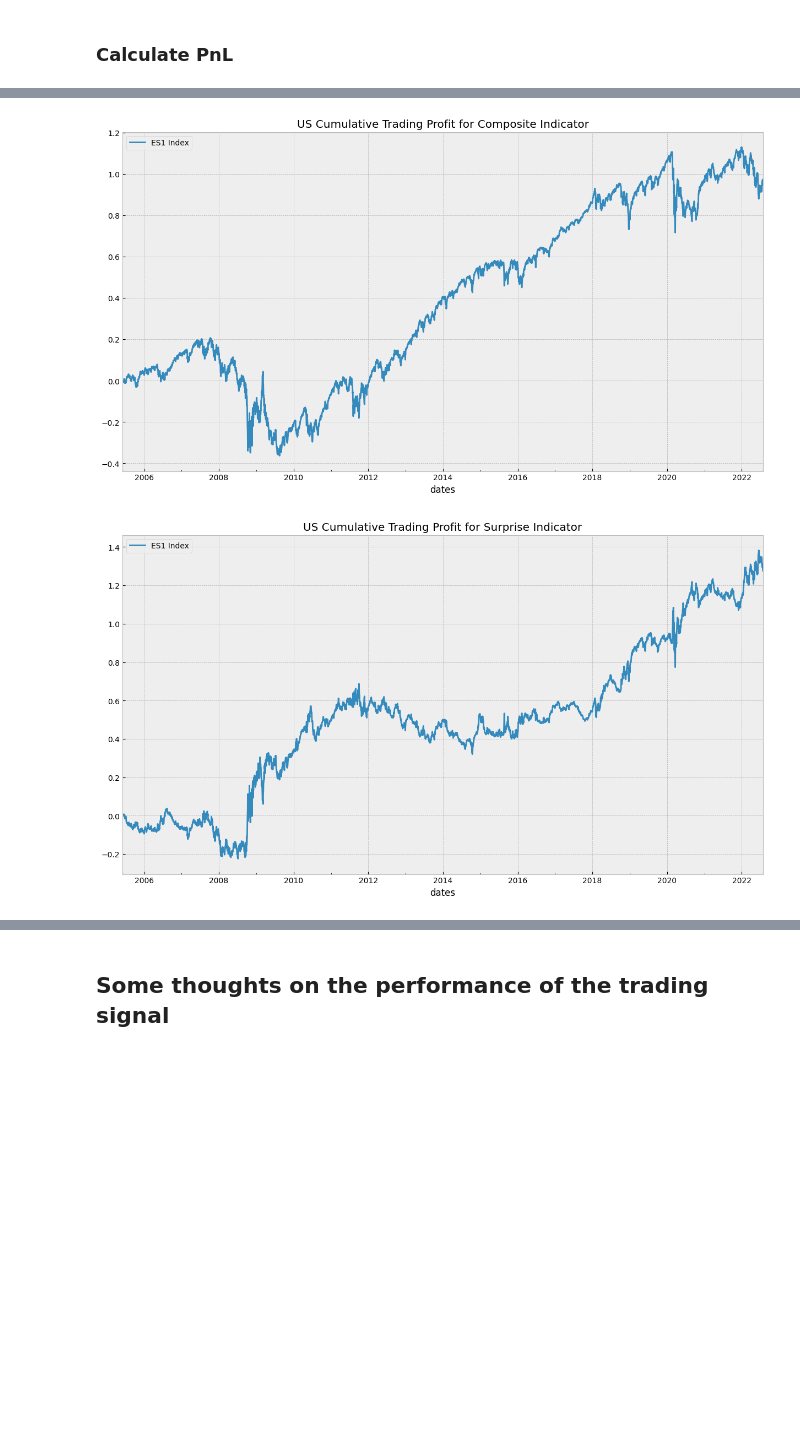
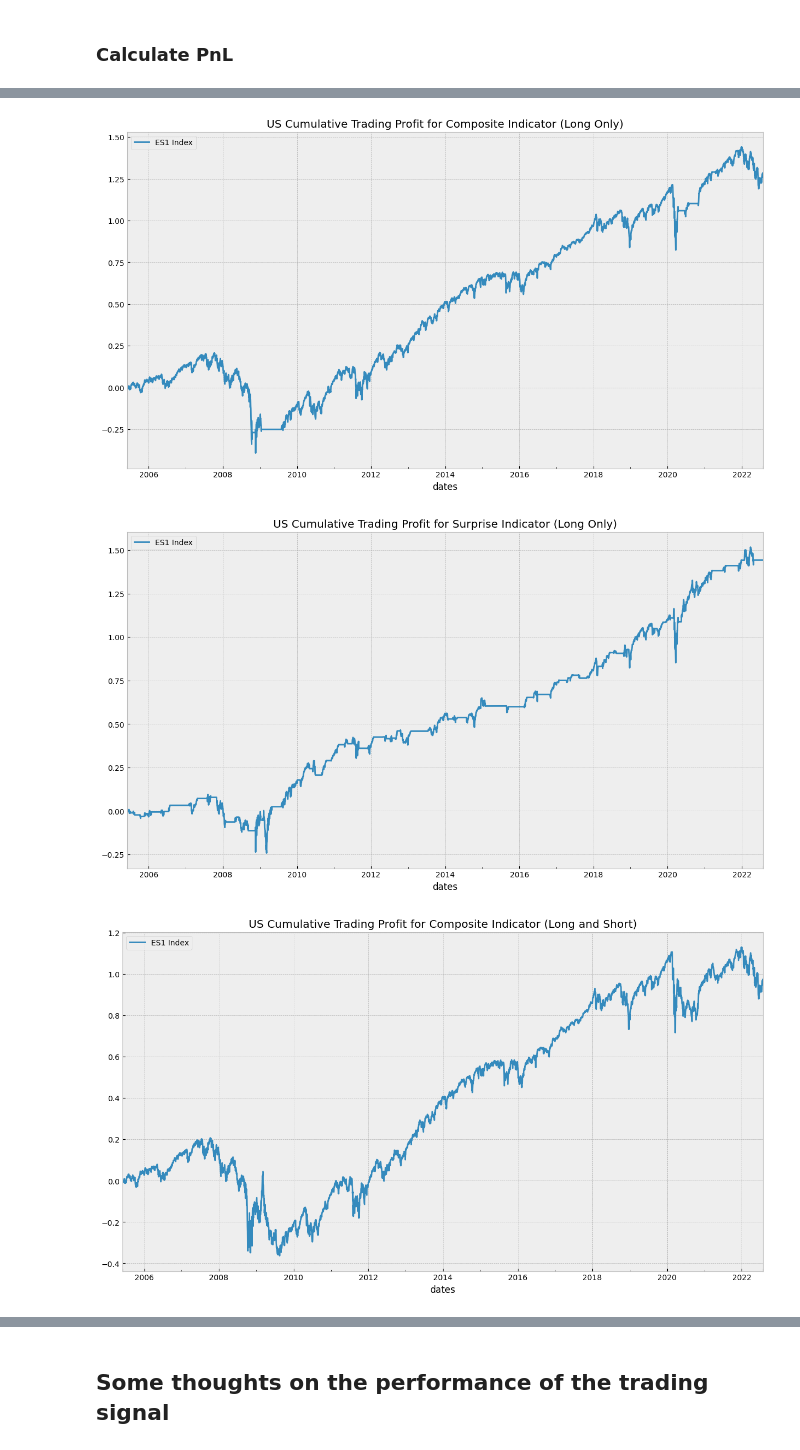
Before and after one commit to krupal-p/investment_associate_project, a Jupyter notebook: project_2/OTPP Capital Markets Investment Analytics - Interview Project Notebook.ipynb, the cells around one changed output, grey strips where cells are left out. Cells and saved outputs as stored; diff of their text form; code cells hidden in the pictures; blank space fills up the shorter version.

```diff
--- a/project_2/OTPP Capital Markets Investment Analytics - Interview Project Notebook.ipynb
+++ b/project_2/OTPP Capital Markets Investment Analytics - Interview Project Notebook.ipynb
@@ -449,8 +499,27 @@ us_returns = asset_prices[us_assets][
 ca_daily_baseline_pos = ca_baseline_signal.resample("D").ffill()
 us_daily_baseline_pos = us_baseline_signal.resample("D").ffill()
 
-ca_composite_pos = ca_composite_indicator_signal.resample("D").ffill()
-us_composite_pos = us_composite_indicator_signal.resample("D").ffill()
+ca_composite_long_only_pos = ca_composite_long_only_indicator_signal.resample(
+    "D"
+).ffill()
+us_composite_long_only_pos = us_composite_long_only_indicator_signal.resample(
+    "D"
+).ffill()
 
-ca_surprise_daily_pos = ca_surprise_signal.resample("D").ffill()
-us_surprise_daily_pos = us_surprise_signal.resample("D").ffill()
+ca_composite_long_and_short_pos = ca_composite_long_and_short_indicator_signal.resample(
+    "D"
+).ffill()
+us_composite_long_and_short_pos = us_composite_long_and_short_indicator_signal.resample(
+    "D"
+).ffill()
+
+ca_surprise_long_only_daily_pos = ca_surprise_long_only_signal.resample("D").ffill()
+us_surprise_long_only_daily_pos = us_surprise_long_only_signal.resample("D").ffill()
+
+ca_surprise_long_and_short_daily_pos = ca_surprise_long_and_short_signal.resample(
+    "D"
+).ffill()
+
+us_surprise_long_and_short_daily_pos = us_surprise_long_and_short_signal.resample(
+    "D"
+).ffill()
@@ -481,9 +583,16 @@ ca_surprise_pnl.cumsum().plot(
 # %%
 us_baseline_pnl.cumsum().plot(title="US Baseline PnL")
-us_composite_pnl.cumsum().plot(
-    title="US Cumulative Trading Profit for Composite Indicator",
+us_composite_long_only_pnl.cumsum().plot(
+    title="US Cumulative Trading Profit for Composite Indicator (Long Only)",
 )
-us_surprise_pnl.cumsum().plot(
-    title="US Cumulative Trading Profit for Surprise Indicator",
+us_surprise_long_only_pnl.cumsum().plot(
+    title="US Cumulative Trading Profit for Surprise Indicator (Long Only)",
 )
+
+us_composite_long_and_short_pnl.cumsum().plot(
+    title="US Cumulative Trading Profit for Composite Indicator (Long and Short)",
+)
+us_surprise_long_and_short_pnl.cumsum().plot(
+    title="US Cumulative Trading Profit for Surprise Indicator (Long and Short)",
+)
 # %% [output]
@@ -491,3 +600,4 @@ us_surprise_pnl.cumsum().plot(
 [figure]
-[figure, old version]
+[figure, new version]
-[figure, old version]
+[figure, new version]
+[figure, added]
```
Also changed, not shown: parts of 19 cells of this notebook, 2 other files.
